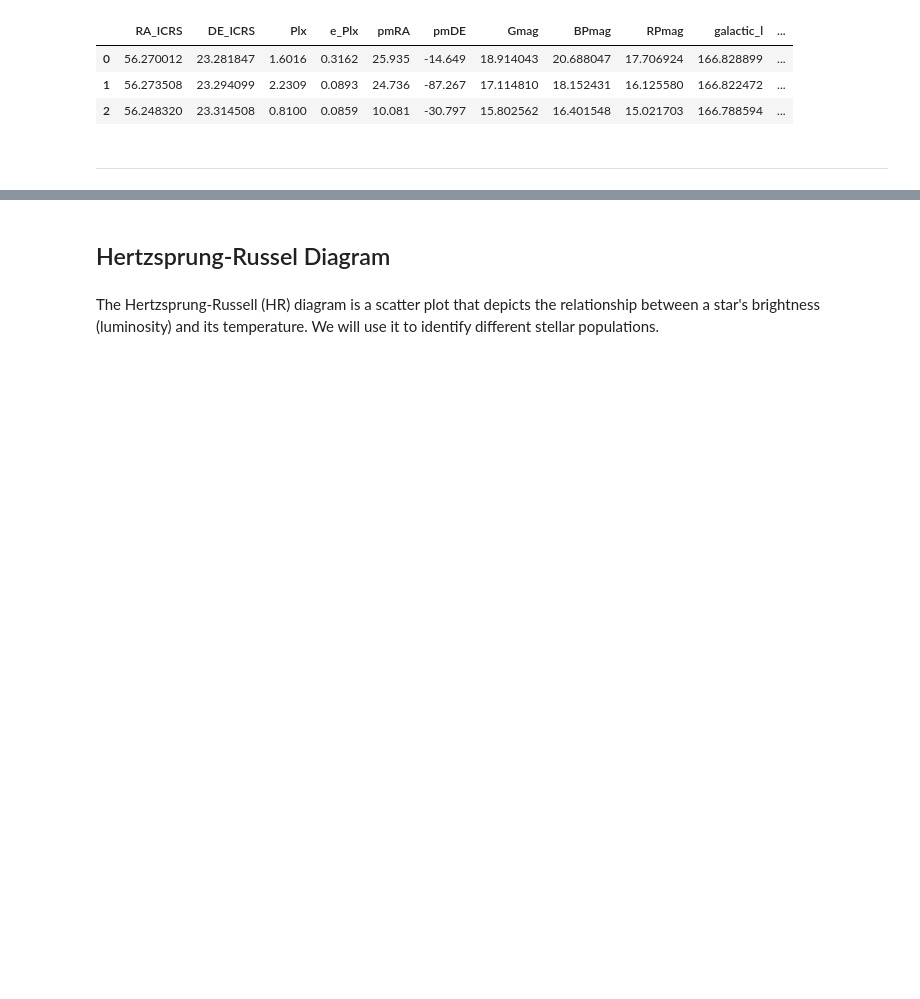
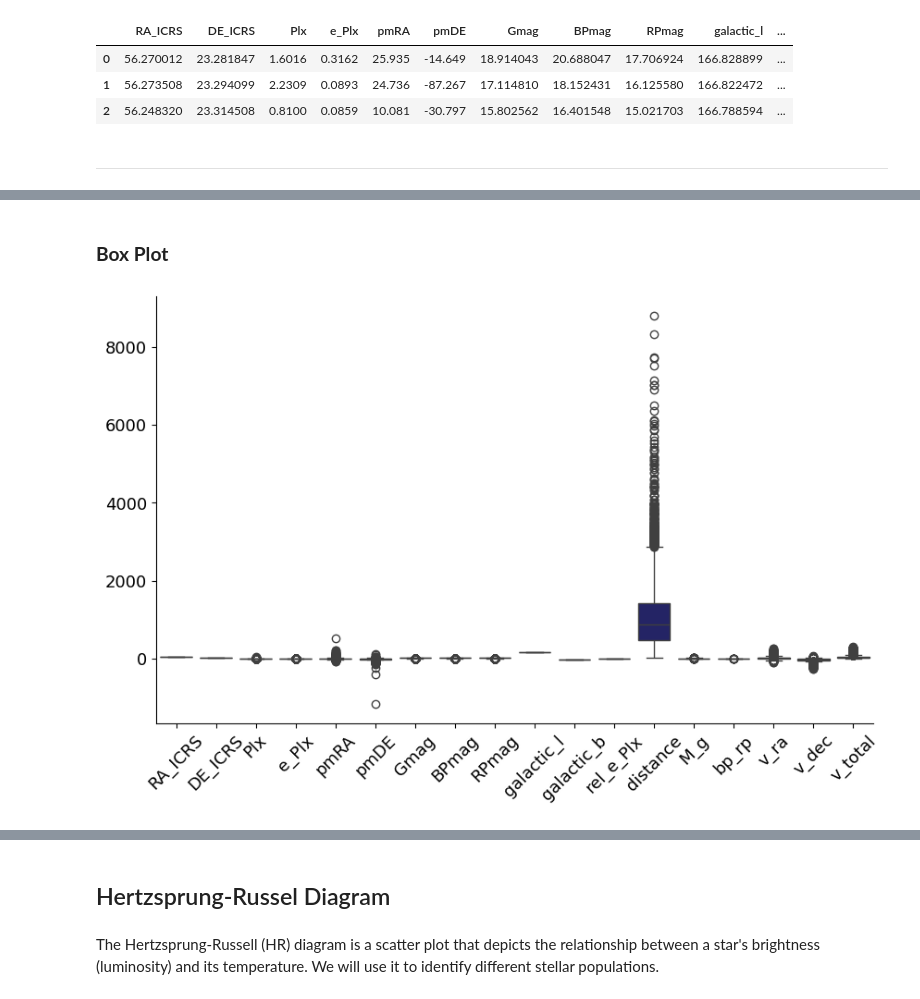
Before and after one commit to German-vr/GaiaDR3-StarClassifier, a Jupyter notebook: notebooks/exploratory_analysis.ipynb, the cells around one changed output, grey strips where cells are left out. Cells and saved outputs as stored; diff of their text form; code cells hidden in the pictures; blank space fills up the shorter version.

```diff
--- a/notebooks/exploratory_analysis.ipynb
+++ b/notebooks/exploratory_analysis.ipynb
@@ -25,0 +97,13 @@ df.head(3)
+# %% [markdown]
+### **Box Plot**
+# %%
+# Using box plots we can compare the magnitude of the data
+plt.figure(figsize=(10, 6))
+sns.boxplot(data=df, color='midnightblue')
+plt.xticks(rotation=45, fontsize=13)
+plt.yticks(fontsize=13)
+sns.despine()
+plt.savefig('../figures/box-plot-data.png', dpi=300)
+plt.show()
+# %% [output]
+[figure, added]
```
Also changed, not shown: parts of 21 cells of this notebook, 8 other files.
